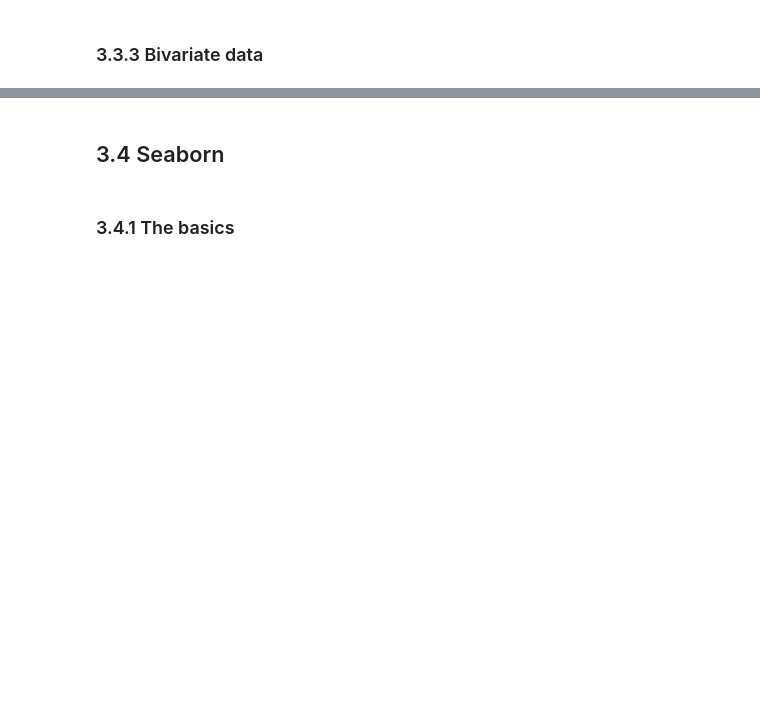
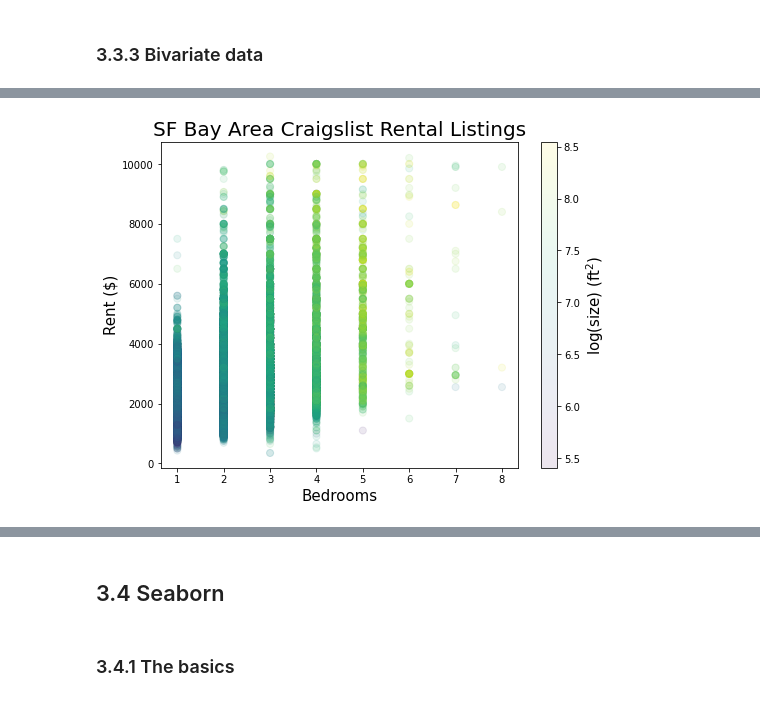
Before and after one commit to daisybellelewis/CYPLAN255, a Jupyter notebook: notebooks/lecture_09_intro_data_viz.ipynb, the cells around one changed output, grey strips where cells are left out. Cells and saved outputs as stored; diff of their text form; code cells hidden in the pictures; blank space fills up the shorter version.

```diff
--- a/notebooks/lecture_09_intro_data_viz.ipynb
+++ b/notebooks/lecture_09_intro_data_viz.ipynb
@@ -305,12 +395,14 @@ _ = ax.set_ylabel('Rent ($)', fontsize=15)
 # %%
 fig, ax = plt.subplots(figsize=(8, 6))
 ax.set_title("SF Bay Area Craigslist Rental Listings", fontsize=20)
 ax.set_xlabel('Bedrooms', fontsize=15)
 ax.set_ylabel('Rent ($)', fontsize=15)
 foo = ax.scatter(
-    rentals_sf1['bedrooms'], rentals_sf1['rent'], c=np.log(rentals_sf1['sqft']), lw=0.5, alpha=.1, s=50)
+    rentals_sf1['bedrooms'], rentals_sf1['rent'], c=np.log(rentals_sf1['sqft']), alpha=.1, s=50)
 cbar = fig.colorbar(foo)
 cbar.set_label("log(size) (ft$^2$)", fontsize=15)
+# %% [output]
+[figure, added]
 # %%
 fig, ax = plt.subplots(figsize=(8, 6))
 ax.set_title("SF Bay Area Craigslist Rental Listings", fontsize=20)
```
Also changed, not shown: parts of 34 cells of this notebook, 1 other file.
